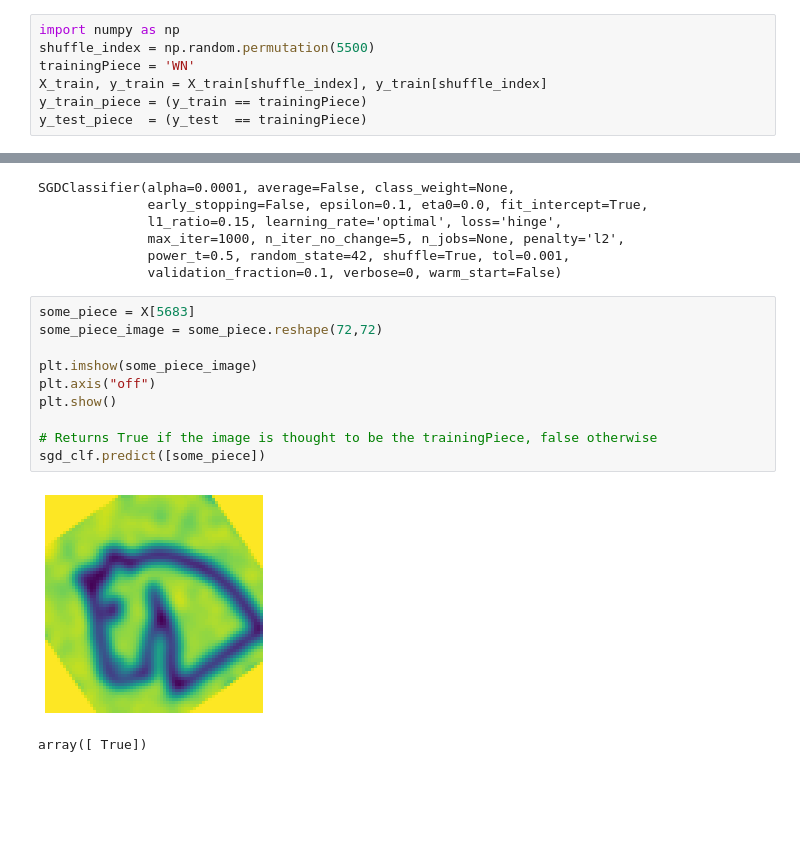
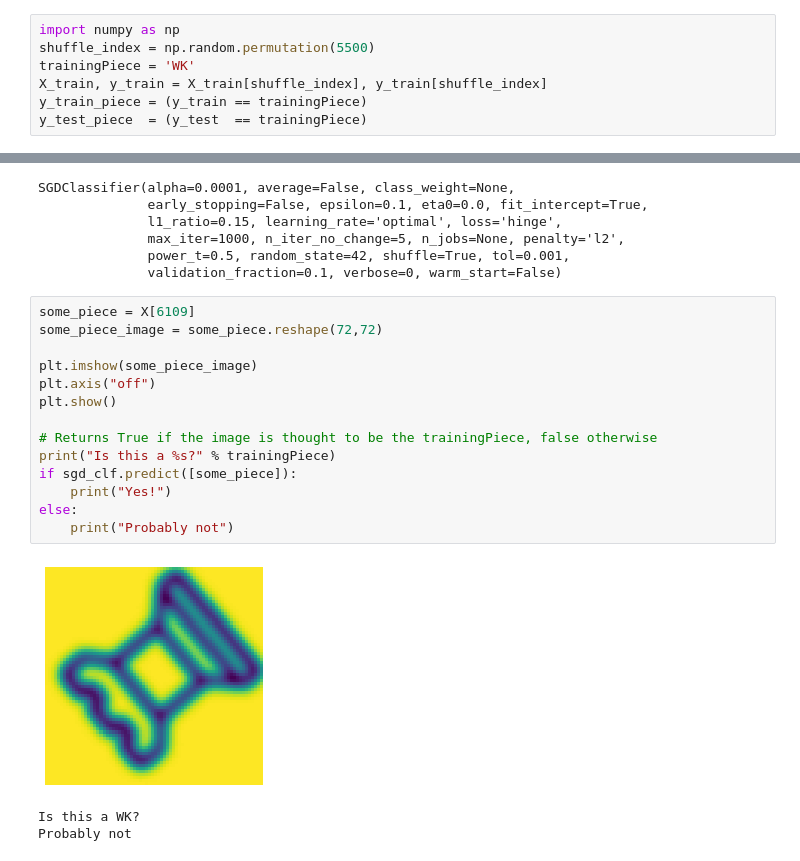
Before and after one commit to iachievedit/scikit-chess, a Jupyter notebook: binary_classifier.ipynb, the cells around one changed output, grey strips where cells are left out. Saved outputs shown, nothing was run; the diff lists cells and outputs as text; blank space fills up the shorter version.

```diff
--- a/binary_classifier.ipynb
+++ b/binary_classifier.ipynb
@@ -34,7 +34,7 @@ X_train, X_test, y_train, y_test = X[:5500], X[5500:], y[:5500], y[5500:]
 # %%
 import numpy as np
 shuffle_index = np.random.permutation(5500)
-trainingPiece = 'WN'
+trainingPiece = 'WK'
 X_train, y_train = X_train[shuffle_index], y_train[shuffle_index]
 y_train_piece = (y_train == trainingPiece)
 y_test_piece  = (y_test  == trainingPiece)
@@ -51,18 +51,23 @@ SGDClassifier(alpha=0.0001, average=False, class_weight=None,
               power_t=0.5, random_state=42, shuffle=True, tol=0.001,
               validation_fraction=0.1, verbose=0, warm_start=False)
 # %%
-some_piece = X[5683]
+some_piece = X[6109]
 some_piece_image = some_piece.reshape(72,72)
 
 plt.imshow(some_piece_image)
 plt.axis("off")
 plt.show()
 
 # Returns True if the image is thought to be the trainingPiece, false otherwise
-sgd_clf.predict([some_piece])
+print("Is this a %s?" % trainingPiece)
+if sgd_clf.predict([some_piece]):
+    print("Yes!")
+else:
+    print("Probably not")
 # %% [output]
-[figure, old version]
+[figure, new version]
-array([ True])
+Is this a WK?
+Probably not
 # %%
 i = 0
 for e in y:
```
Also changed, not shown: parts of 2 cells of this notebook, 2 other files.
